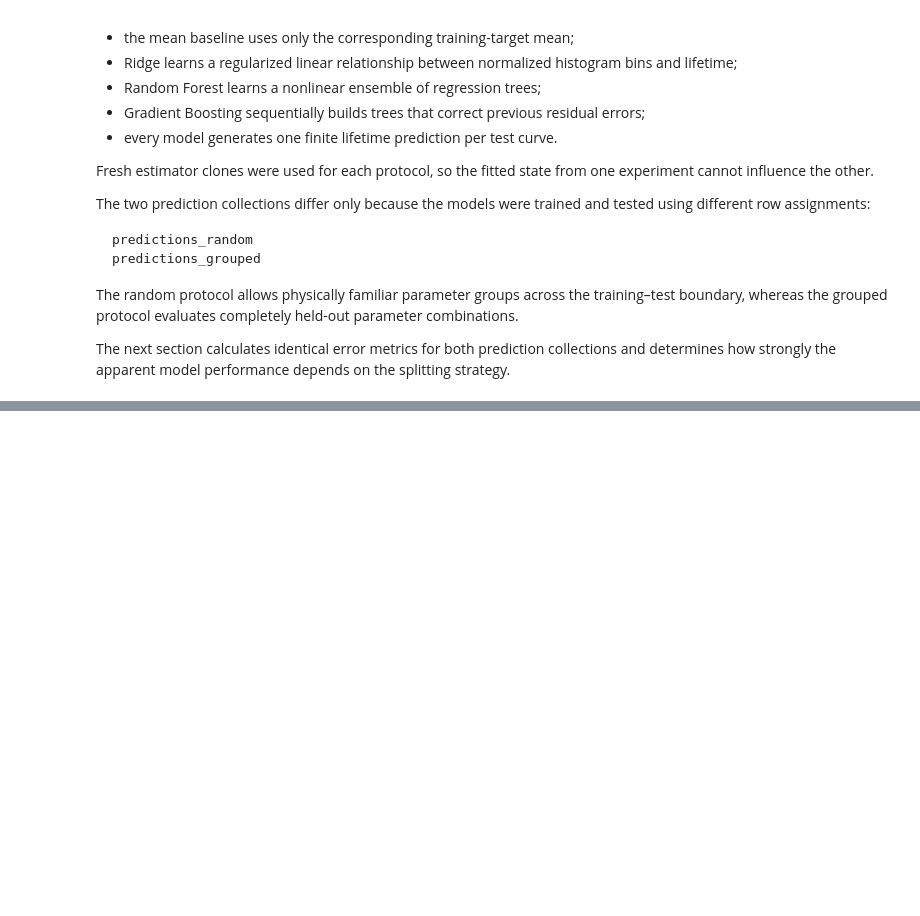
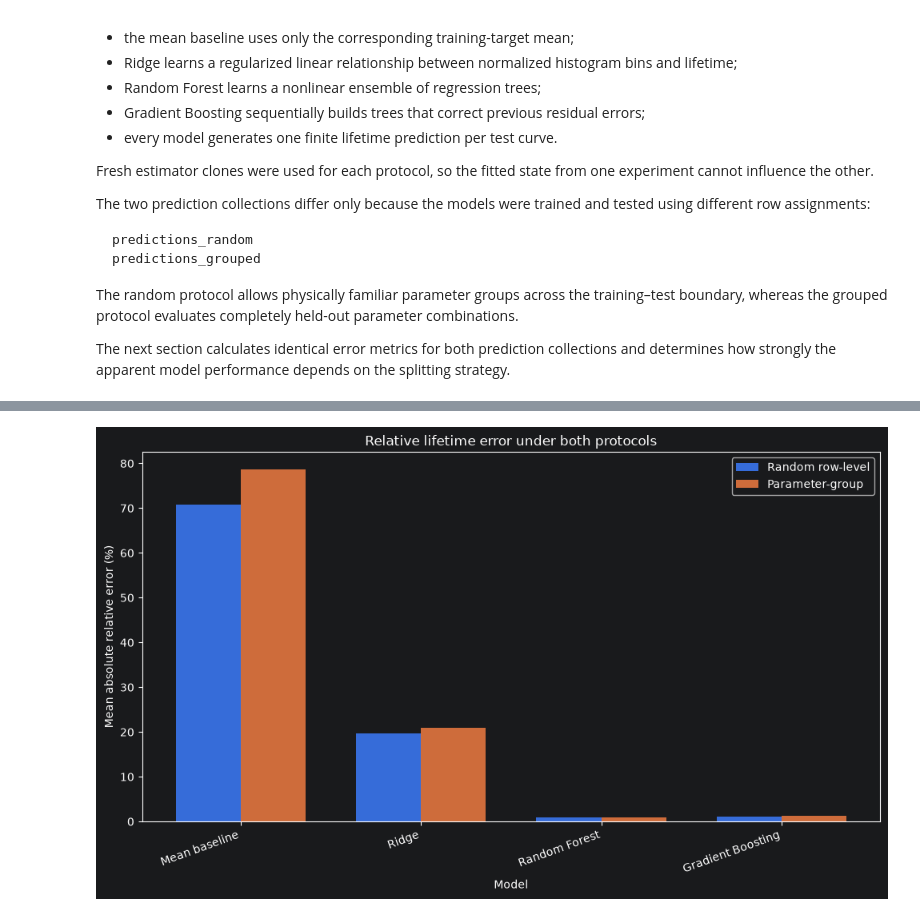
Before and after one commit to moryev/tcspc-lifetime-toolkit, a Jupyter notebook: notebooks/05_data_leakage_and_grouped_evaluation.ipynb, the cells around one changed output, grey strips where cells are left out. Cells and saved outputs as stored; diff of their text form; code cells hidden in the pictures; blank space fills up the shorter version.

```diff
--- a/notebooks/05_data_leakage_and_grouped_evaluation.ipynb
+++ b/notebooks/05_data_leakage_and_grouped_evaluation.ipynb
@@ -2757,0 +3215,19 @@ The next section calculates identical error metrics for both prediction collecti
+# %%
+relative_error_comparison = metric_results.pivot(
+    index="model",
+    columns="protocol",
+    values="mean_absolute_relative_error_percent",
+).reindex(expected_model_names)
+
+relative_error_comparison = relative_error_comparison[
+    protocol_order
+]
+
+relative_error_comparison[
+    "grouped_minus_random_percentage_points"
+] = (
+    relative_error_comparison["Parameter-group"]
+    - relative_error_comparison["Random row-level"]
+)
+
+relative_error_comparison.round(2)
@@ -2757,0 +3368,46 @@ The next section calculates identical error metrics for both prediction collecti
+# %%
+random_relative_error_values = (
+    relative_error_comparison[
+        "Random row-level"
+    ].to_numpy()
+)
+
+grouped_relative_error_values = (
+    relative_error_comparison[
+        "Parameter-group"
+    ].to_numpy()
+)
+
+plt.figure(figsize=(10, 6))
+
+plt.bar(
+    model_positions - bar_width / 2,
+    random_relative_error_values,
+    width=bar_width,
+    label="Random row-level",
+)
+
+plt.bar(
+    model_positions + bar_width / 2,
+    grouped_relative_error_values,
+    width=bar_width,
+    label="Parameter-group",
+)
+
+plt.xticks(
+    model_positions,
+    expected_model_names,
+    rotation=20,
+    ha="right",
+)
+
+plt.xlabel("Model")
+plt.ylabel("Mean absolute relative error (%)")
+plt.title(
+    "Relative lifetime error under both protocols"
+)
+plt.legend()
+plt.tight_layout()
+plt.show()
+# %% [output]
+[figure, added]
```
Also changed, not shown: parts of 42 cells of this notebook.
